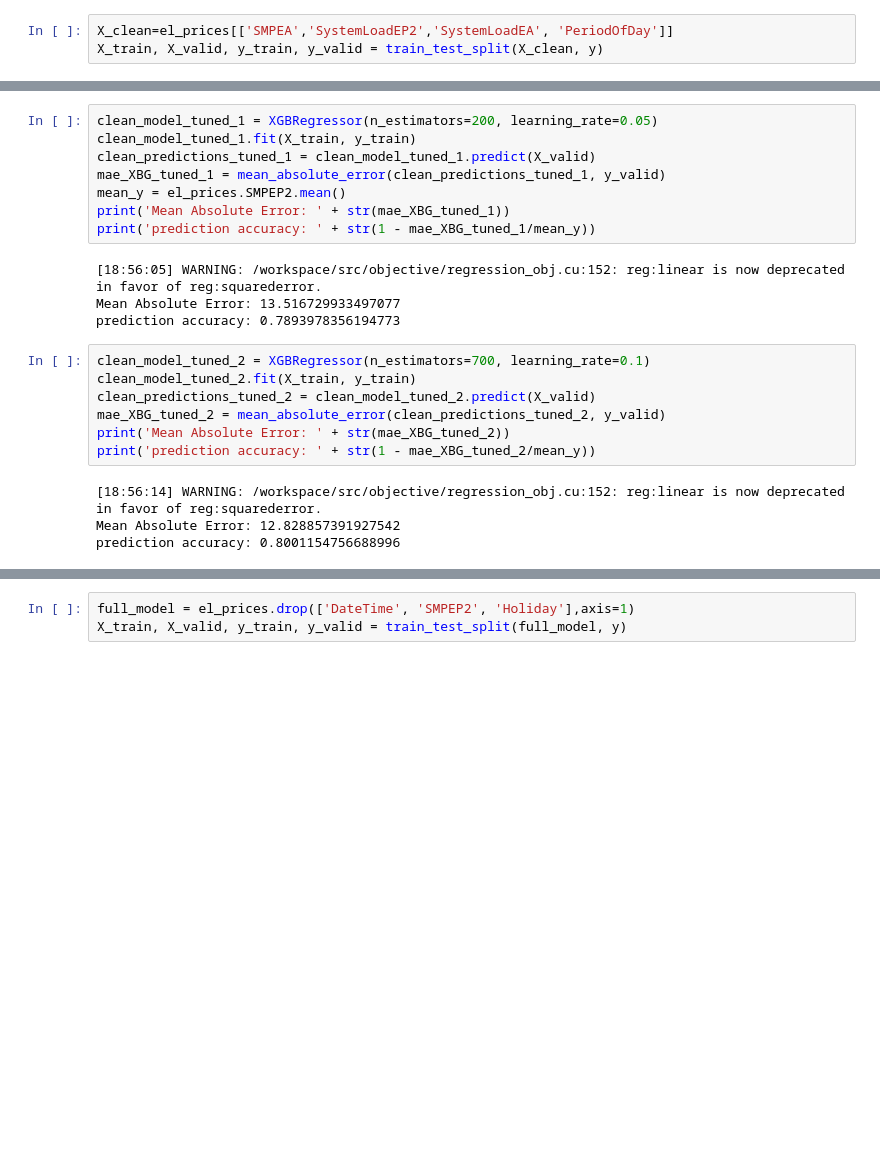
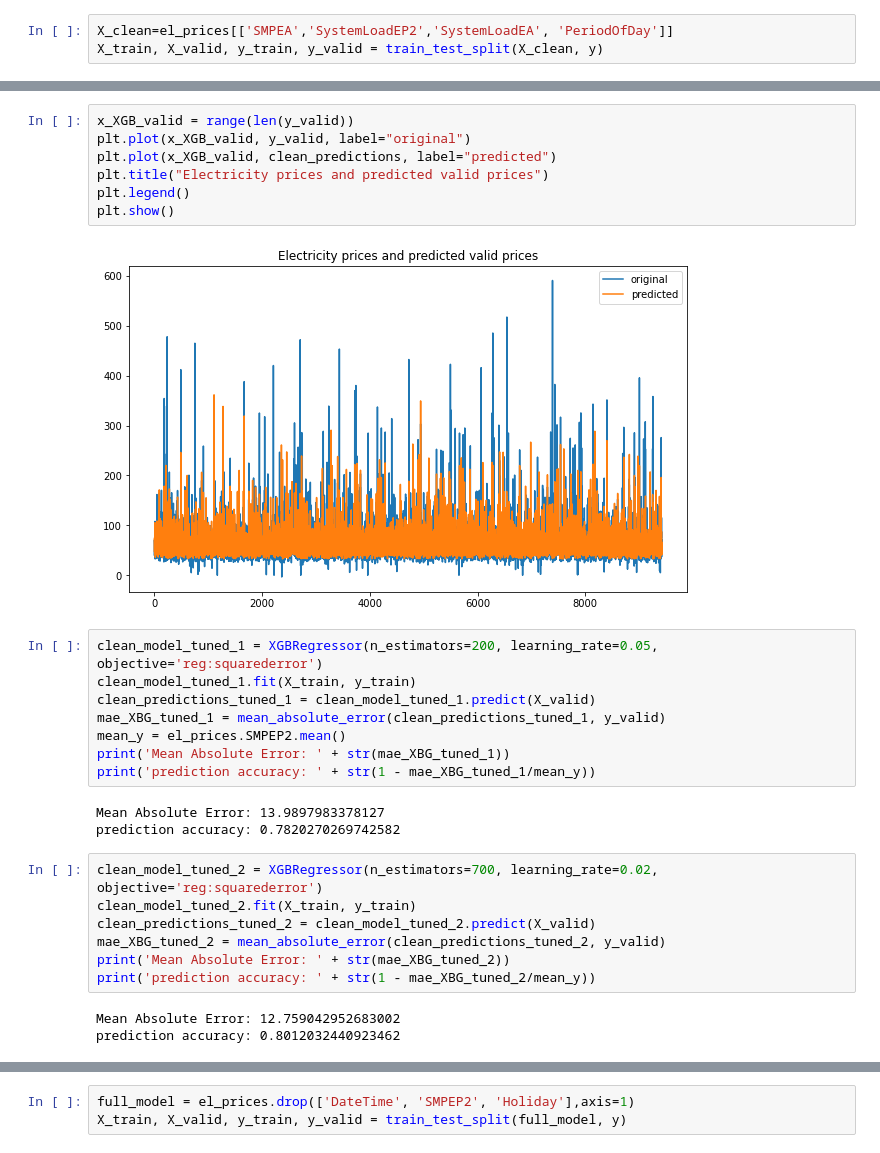
Before and after one commit to VladislavasR/PP4, a Jupyter notebook: PP4.ipynb, the cells around one changed output, grey strips where cells are left out. Drawn from its saved outputs; the diff is of its cells as text; blank space fills up the shorter version.

```diff
--- a/PP4.ipynb
+++ b/PP4.ipynb
@@ -155,5 +186,14 @@ prediction accuracy: 0.7856534552031225
+# %%
+x_XGB_valid = range(len(y_valid))
+plt.plot(x_XGB_valid, y_valid, label="original")
+plt.plot(x_XGB_valid, clean_predictions, label="predicted")
+plt.title("Electricity prices and predicted valid prices")
+plt.legend()
+plt.show()
+# %% [output]
+[figure, added]
 # %%
-clean_model_tuned_1 = XGBRegressor(n_estimators=200, learning_rate=0.05)
+clean_model_tuned_1 = XGBRegressor(n_estimators=200, learning_rate=0.05, objective='reg:squarederror')
 clean_model_tuned_1.fit(X_train, y_train)
 clean_predictions_tuned_1 = clean_model_tuned_1.predict(X_valid)
 mae_XBG_tuned_1 = mean_absolute_error(clean_predictions_tuned_1, y_valid)
@@ -161,17 +201,15 @@ mean_y = el_prices.SMPEP2.mean()
 print('Mean Absolute Error: ' + str(mae_XBG_tuned_1))
 print('prediction accuracy: ' + str(1 - mae_XBG_tuned_1/mean_y))
 # %% [output]
-[18:56:05] WARNING: /workspace/src/objective/regression_obj.cu:152: reg:linear is now deprecated in favor of reg:squarederror.
-Mean Absolute Error: 13.516729933497077
-prediction accuracy: 0.7893978356194773
+Mean Absolute Error: 13.9897983378127
+prediction accuracy: 0.7820270269742582
 # %%
-clean_model_tuned_2 = XGBRegressor(n_estimators=700, learning_rate=0.1)
+clean_model_tuned_2 = XGBRegressor(n_estimators=700, learning_rate=0.02, objective='reg:squarederror')
 clean_model_tuned_2.fit(X_train, y_train)
 clean_predictions_tuned_2 = clean_model_tuned_2.predict(X_valid)
 mae_XBG_tuned_2 = mean_absolute_error(clean_predictions_tuned_2, y_valid)
 print('Mean Absolute Error: ' + str(mae_XBG_tuned_2))
 print('prediction accuracy: ' + str(1 - mae_XBG_tuned_2/mean_y))
 # %% [output]
-[18:56:14] WARNING: /workspace/src/objective/regression_obj.cu:152: reg:linear is now deprecated in favor of reg:squarederror.
-Mean Absolute Error: 12.828857391927542
-prediction accuracy: 0.8001154756688996
+Mean Absolute Error: 12.759042952683002
+prediction accuracy: 0.8012032440923462
```
Also changed, not shown: parts of 24 cells of this notebook.
